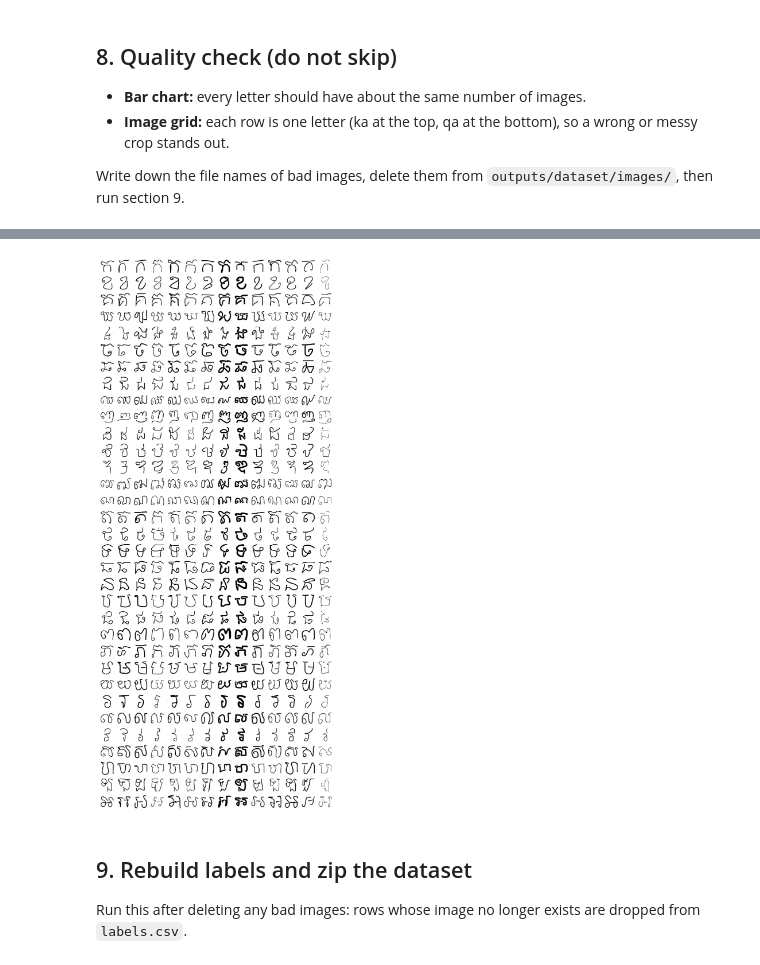
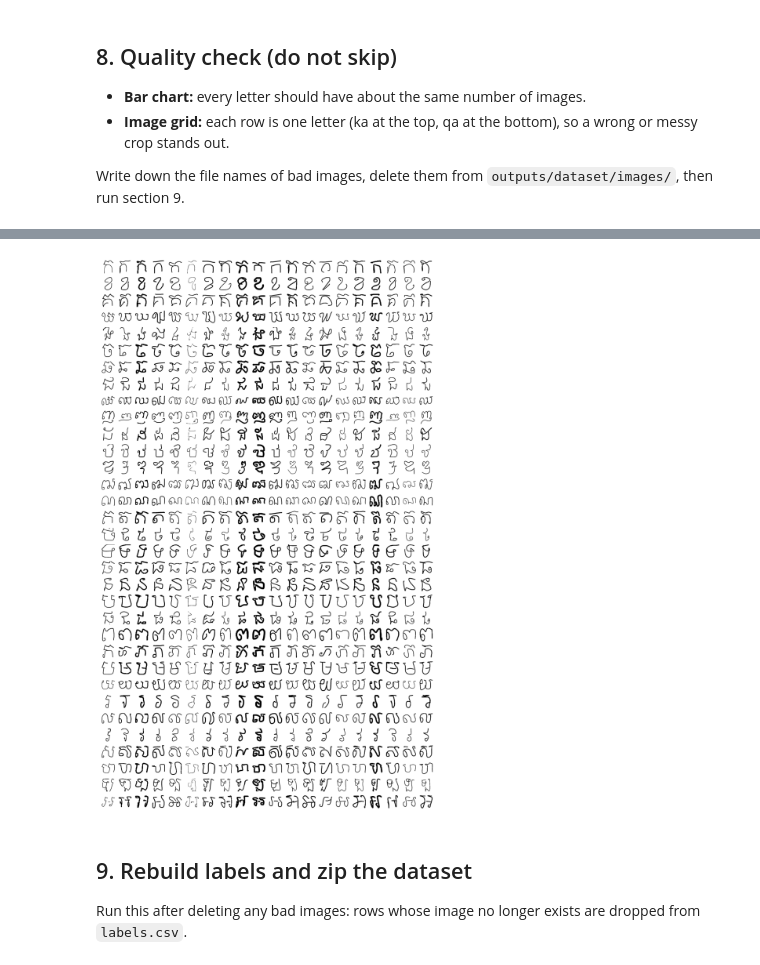
Before and after one commit to seangDarong/ml-project-khmer-consonant, a Jupyter notebook: notebooks/01_prepare_dataset.ipynb, the cells around one changed output, grey strips where cells are left out. Drawn from its saved outputs; the diff is of its cells as text; code cells hidden in the pictures.

```diff
--- a/notebooks/01_prepare_dataset.ipynb
+++ b/notebooks/01_prepare_dataset.ipynb
@@ -316,14 +319,14 @@ w13        train     33
 # %%
-PER_ROW = 14
+PER_ROW = 20
 strips = []
 for k in range(33):
     files = df[df.label_id == k].sample(frac=1, random_state=0).filepath.tolist()[:PER_ROW]
     imgs = [cv2.imread(str(OUT_DIR / f), cv2.IMREAD_GRAYSCALE) for f in files]
     imgs += [np.full((IMG_SIZE, IMG_SIZE), 255, np.uint8)] * (PER_ROW - len(imgs))
     strips.append(np.hstack(imgs))
 plt.figure(figsize=(11, 25)); plt.imshow(np.vstack(strips), cmap="gray"); plt.axis("off"); plt.show()
 # %% [output]
-[figure, old version]
+[figure, new version]
 # %% [markdown]
 ## 9. Rebuild labels and zip the dataset
 
```
Also changed, not shown: parts of 5 cells of this notebook, 7 other files.
